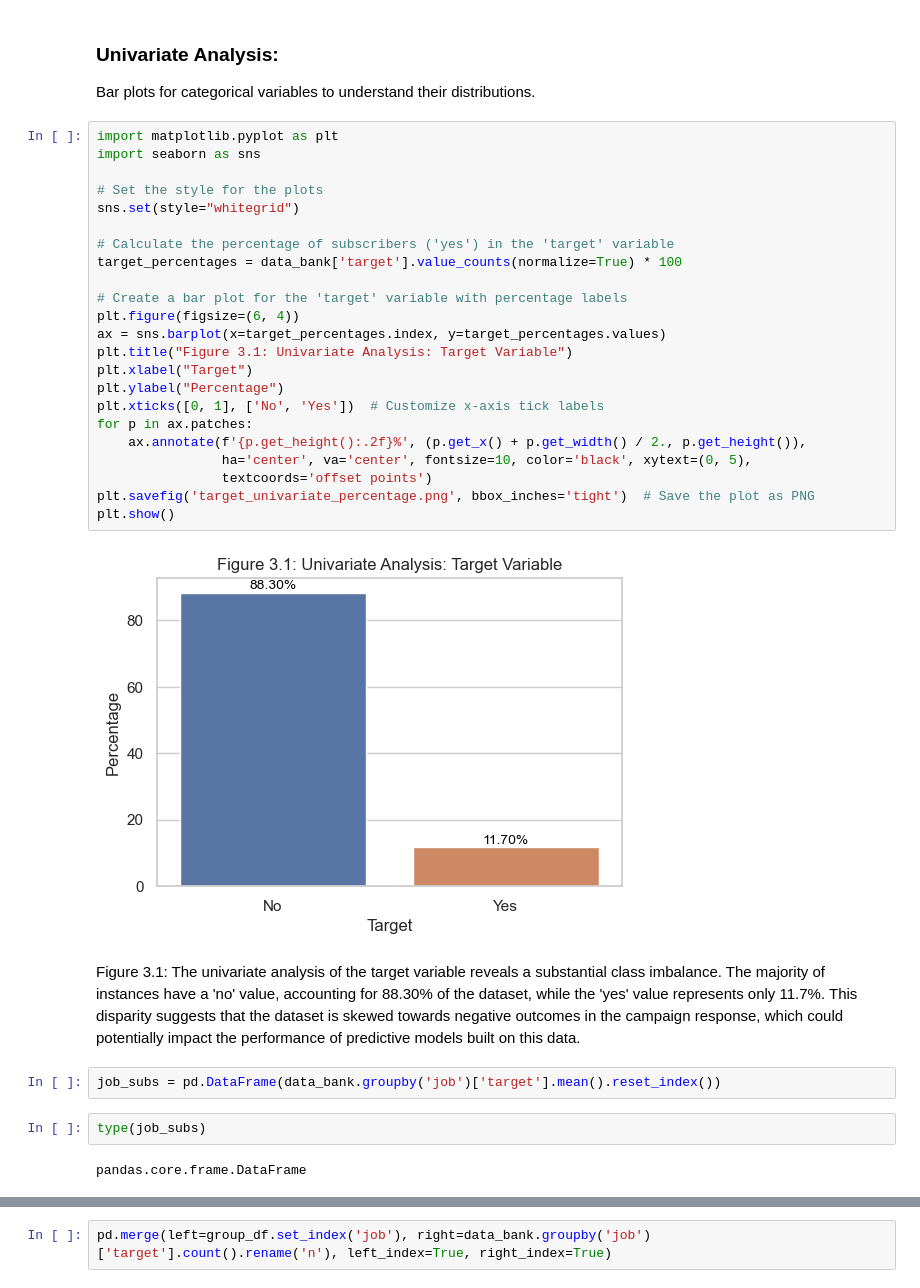
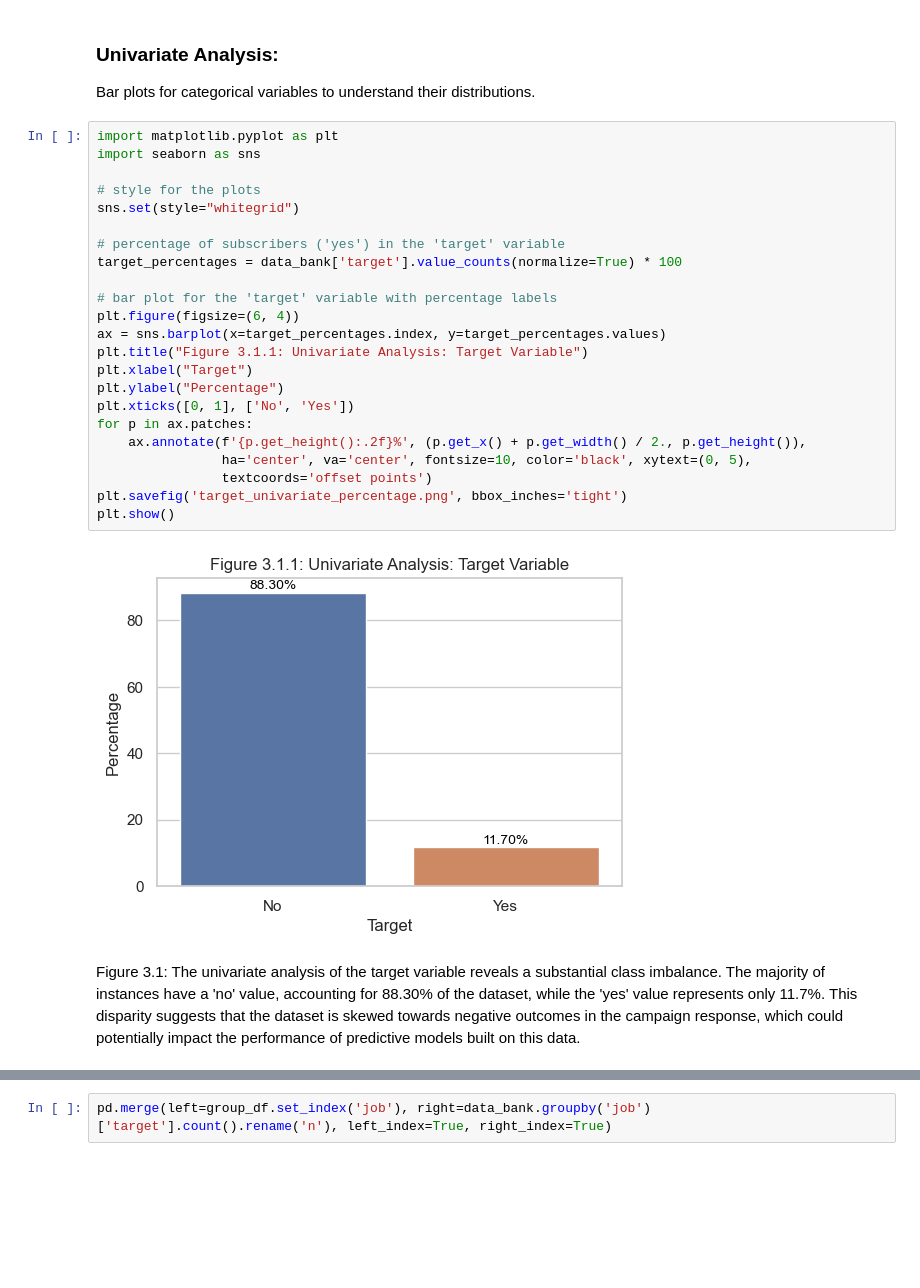
Before and after one commit to gulnar77/Capstone-Predictive-Insights-from-Portuguese-Bank-Marketing-Data, a Jupyter notebook: EDA.ipynb, the cells around one changed output, grey strips where cells are left out. Saved outputs shown, nothing was run; the diff lists cells and outputs as text; blank space fills up the shorter version.

```diff
--- a/EDA.ipynb
+++ b/EDA.ipynb
@@ -99,33 +101,27 @@ Bar plots for categorical variables to understand their distributions.
 # %%
 import matplotlib.pyplot as plt
 import seaborn as sns
 
-# Set the style for the plots
+# style for the plots
 sns.set(style="whitegrid")
 
-# Calculate the percentage of subscribers ('yes') in the 'target' variable
+# percentage of subscribers ('yes') in the 'target' variable
 target_percentages = data_bank['target'].value_counts(normalize=True) * 100
 
-# Create a bar plot for the 'target' variable with percentage labels
+# bar plot for the 'target' variable with percentage labels
 plt.figure(figsize=(6, 4))
 ax = sns.barplot(x=target_percentages.index, y=target_percentages.values)
-plt.title("Figure 3.1: Univariate Analysis: Target Variable")
+plt.title("Figure 3.1.1: Univariate Analysis: Target Variable")
 plt.xlabel("Target")
 plt.ylabel("Percentage")
-plt.xticks([0, 1], ['No', 'Yes'])  # Customize x-axis tick labels
+plt.xticks([0, 1], ['No', 'Yes'])
 for p in ax.patches:
     ax.annotate(f'{p.get_height():.2f}%', (p.get_x() + p.get_width() / 2., p.get_height()),
                 ha='center', va='center', fontsize=10, color='black', xytext=(0, 5),
                 textcoords='offset points')
-plt.savefig('target_univariate_percentage.png', bbox_inches='tight')  # Save the plot as PNG
+plt.savefig('target_univariate_percentage.png', bbox_inches='tight')
 plt.show()
 # %% [output]
-[figure, old version]
+[figure, new version]
 # %% [markdown]
 Figure 3.1: The univariate analysis of the target variable reveals a substantial class imbalance. The majority of instances have a 'no' value, accounting for 88.30% of the dataset, while the 'yes' value represents only 11.7%. This disparity suggests that the dataset is skewed towards negative outcomes in the campaign response, which could potentially impact the performance of predictive models built on this data.
-# %%
-job_subs = pd.DataFrame(data_bank.groupby('job')['target'].mean().reset_index())
-# %%
-type(job_subs)
-# %% [output]
-pandas.core.frame.DataFrame
```
Also changed, not shown: parts of 32 cells of this notebook.
